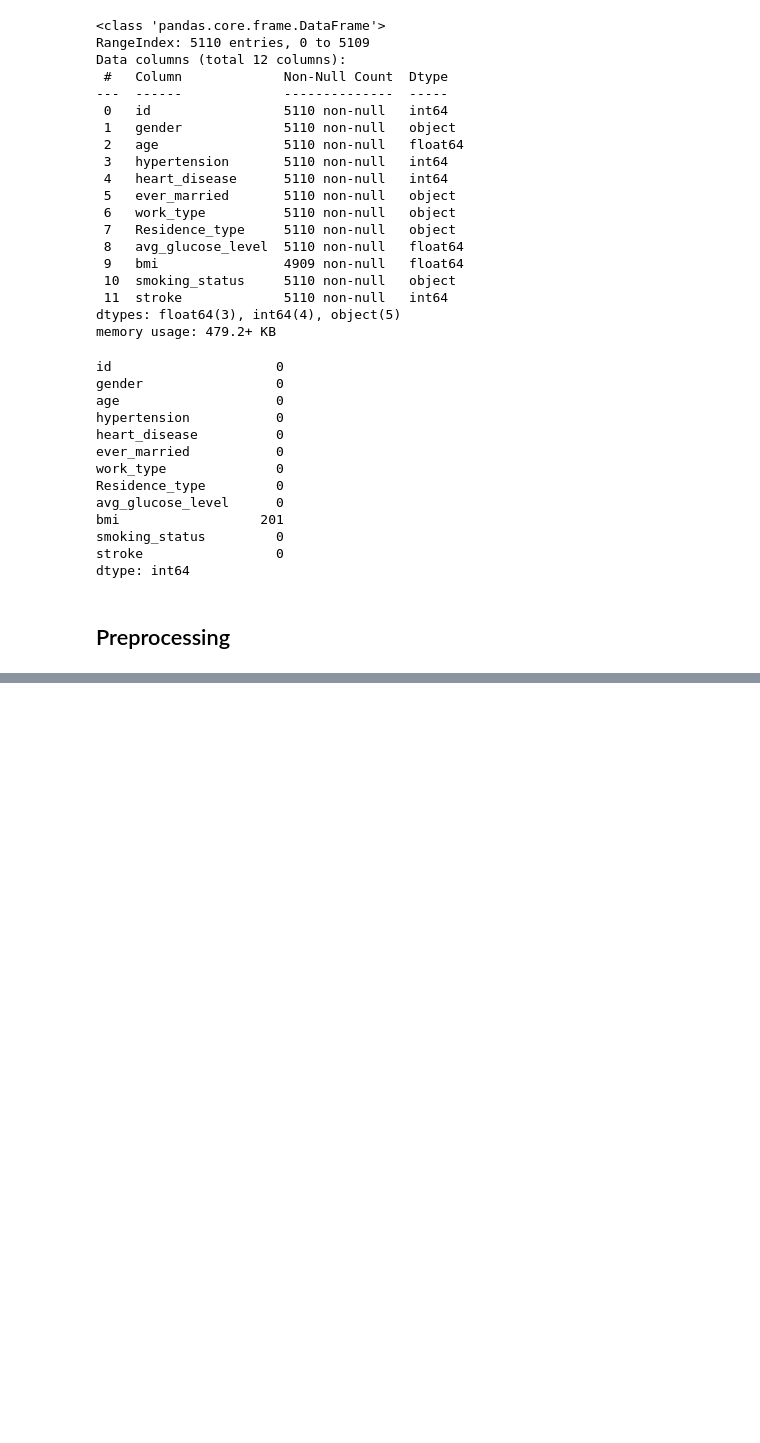
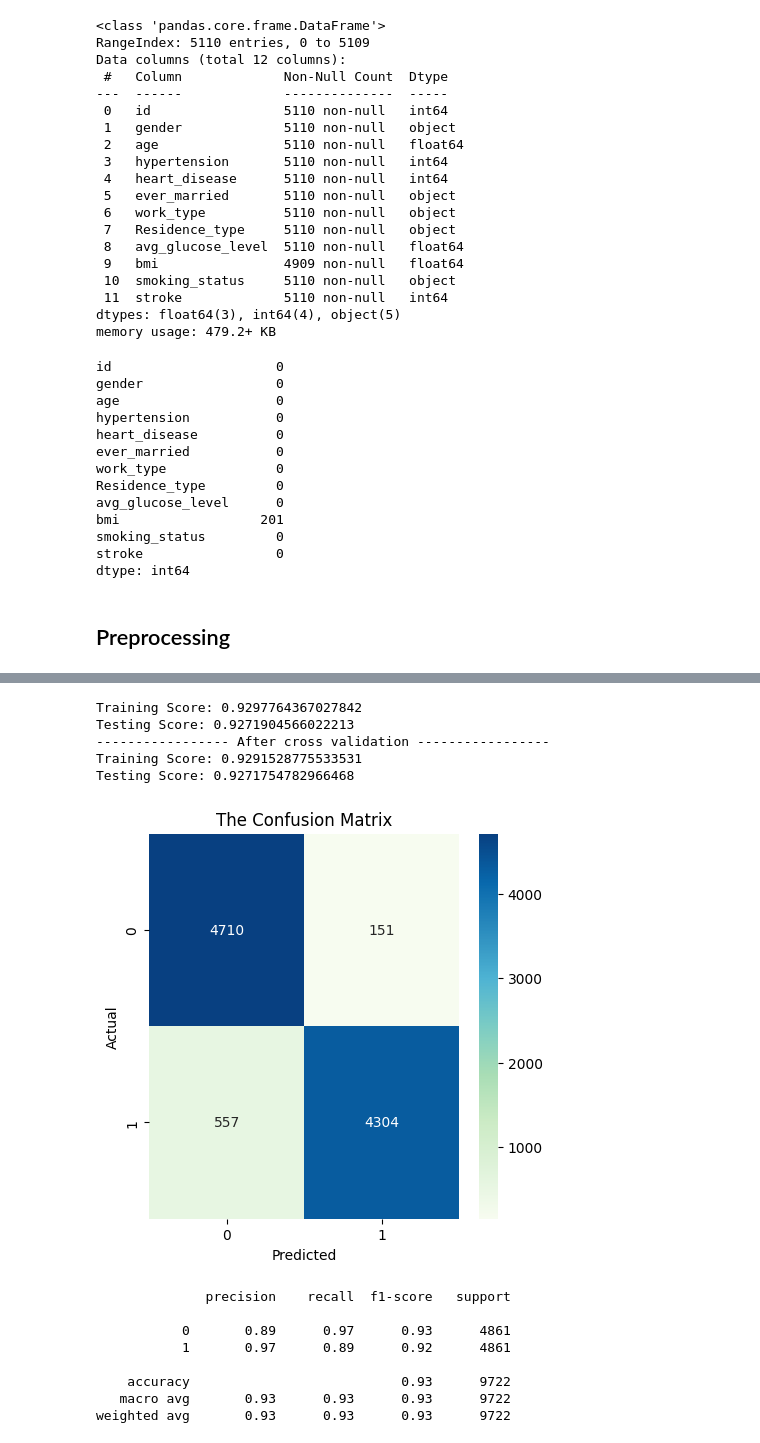
Before and after one commit to 123krish123456/Automated-Data-Analysis, a Jupyter notebook: Main.ipynb, the cells around one changed output, grey strips where cells are left out. Saved outputs shown, nothing was run; the diff lists cells and outputs as text; code cells hidden in the pictures; blank space fills up the shorter version.

```diff
--- a/Main.ipynb
+++ b/Main.ipynb
@@ -167,0 +236,6 @@ df.head()
+# %%
+from sklearn.preprocessing import LabelEncoder  #encoding (we convert categorical variables into Numeric/float to numeric)
+
+lb=LabelEncoder()
+for i in list(X1):
+    X1[i]=lb.fit_transform(X1[i])
@@ -167,0 +265,24 @@ df.head()
+# %%
+def cross_val(model,x,cv = 10):   #Create a function for applying cross validation
+    '''
+    This function for applying cross validation and return  it's performance.
+    INPUT:
+    model: A ML model.
+    x: numpy.ndarray. The features.
+    cv: int. The cross validation splitting strategy.
+    OUTPUT:
+    The cross validation performance.
+    '''
+    print('----------------- After cross validation -----------------')
+    global y
+    cv_res = cross_validate(estimator=model,X=x,y=y,n_jobs=-1,cv=cv,return_train_score = True)
+    y_pred = cross_val_predict(estimator=model,X=x,y=y,n_jobs=-1,cv=cv)
+    print('Training Score:',cv_res['train_score'].mean())
+    print('Testing Score:',accuracy_score(y,y_pred))
+    plt.figure(figsize=(5,5))
+    sns.heatmap(confusion_matrix(y,y_pred),annot=True,cmap='GnBu',fmt = 'd')
+    plt.title('The Confusion Matrix',color='black')
+    plt.xlabel('Predicted',color='black')
+    plt.ylabel('Actual',color='black')
+    plt.show()
+    print(classification_report(y,y_pred))
@@ -167,0 +296,28 @@ df.head()
+# %%
+from sklearn.linear_model import LogisticRegression
+
+log_reg = LogisticRegression()
+log_reg.fit(X_train,y_train)
+
+lr_ytrain_pred = log_reg.predict(X_train)
+lr_ytest_pred = log_reg.predict(X_test)
+
+print('Training Score:',accuracy_score(y_train,lr_ytrain_pred))
+print('Testing Score:',accuracy_score(y_test,lr_ytest_pred))
+
+cross_val(LogisticRegression(),X)
+# %% [output]
+Training Score: 0.9297764367027842
+Testing Score: 0.9271904566022213
+----------------- After cross validation -----------------
+Training Score: 0.9291528775533531
+Testing Score: 0.9271754782966468
+[figure, added]
+              precision    recall  f1-score   support
+
+           0       0.89      0.97      0.93      4861
+           1       0.97      0.89      0.92      4861
+
+    accuracy                           0.93      9722
+   macro avg       0.93      0.93      0.93      9722
+weighted avg       0.93      0.93      0.93      9722
```
Also changed, not shown: parts of 13 cells of this notebook.
